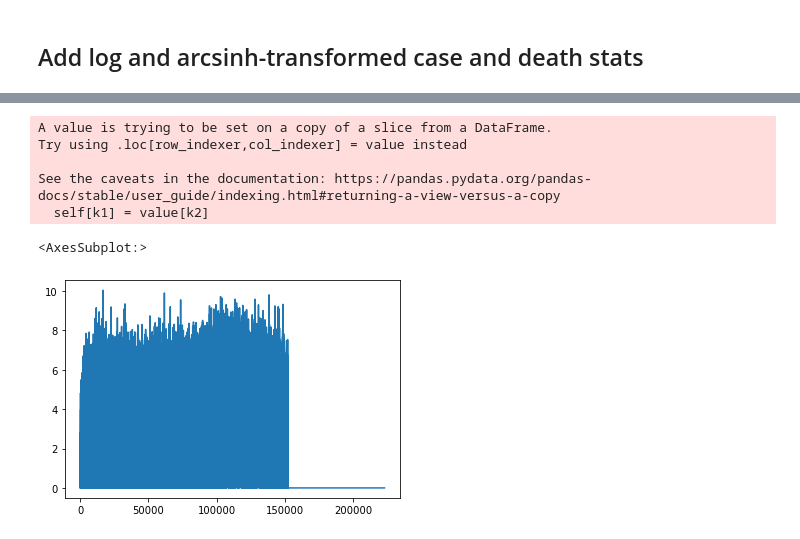
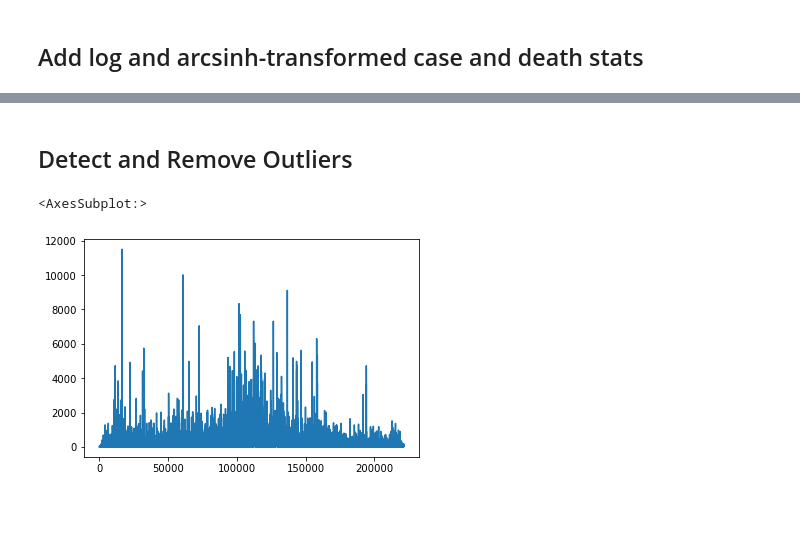
Before and after one commit to m-gaster/Twitter-Conspiracies, a Jupyter notebook: Geo Cross Referencing/Merging County Info.ipynb, the cells around one changed output, grey strips where cells are left out. Saved outputs shown, nothing was run; the diff lists cells and outputs as text; code cells hidden in the pictures; blank space fills up the shorter version.

```diff
--- a/Geo Cross Referencing/Merging County Info.ipynb
+++ b/Geo Cross Referencing/Merging County Info.ipynb
@@ -107,5 +176,6 @@ collapsed_nyt = nyt.set_index('date').groupby([pd.Grouper(freq='1W'), 'FIPS']).a
 # %%
-collapsed_nyt['FIPS'] = collapsed_nyt['FIPS'].astype(int).astype(str)
+collapsed_nyt_weeks['FIPS'] = collapsed_nyt_weeks['FIPS'].astype(int).astype(str)
+collapsed_nyt_months['FIPS'] = collapsed_nyt_months['FIPS'].astype(int).astype(str)
 # %%
 def add_leading_zero_nyt(number_str):
 
@@ -115,10 +185,15 @@ def add_leading_zero_nyt(number_str):
     else:
         return number_str
 # %%
-collapsed_nyt['FIPS'] = collapsed_nyt['FIPS'].apply(add_leading_zero_nyt).astype(float)
+collapsed_nyt_weeks['FIPS'] = collapsed_nyt_weeks['FIPS'].apply(add_leading_zero_nyt).astype(float)
+collapsed_nyt_months['FIPS'] = collapsed_nyt_months['FIPS'].apply(add_leading_zero_nyt).astype(float)
 # %% [markdown]
 ## Merge NYT data with county info
 # %%
-final_county_df = collapsed_nyt.merge(county_info,
+weeks_df = collapsed_nyt_weeks.merge(county_info,
                            on='FIPS',
                            how='left')
+
+months_df = collapsed_nyt_months.merge(county_info,
+                           on='FIPS',
+                           how='left')
@@ -131,2 +204,8 @@ final_county_df = final_county_df[ ~final_county_df['FIPS'].isin(erroneous_count
+# %%
+erroneous_weeks_counties = weeks_df[weeks_df['County name'].isnull()]['FIPS'].unique()
+weeks_df = weeks_df[ ~weeks_df['FIPS'].isin(erroneous_weeks_counties) ]
+
+erroneous_months_counties = months_df[months_df['County name'].isnull()]['FIPS'].unique()
+months_df = months_df[ ~months_df['FIPS'].isin(erroneous_months_counties) ]
 # %% [markdown]
 ### Set all negative cases and deaths to 0
@@ -172,8 +213,0 @@ See the caveats in the documentation: https://pandas.pydata.org/pandas-docs/stab
-# %%
-final_county_df[['log cases per 100k', 'log deaths per 100k']] = final_county_df[['log cases per 100k', 'log deaths per 100k']].clip(lower=0)
-# %% [output]
-A value is trying to be set on a copy of a slice from a DataFrame.
-Try using .loc[row_indexer,col_indexer] = value instead
-
-See the caveats in the documentation: https://pandas.pydata.org/pandas-docs/stable/user_guide/indexing.html#returning-a-view-versus-a-copy
-  self[k1] = value[k2]
@@ -180,5 +232,7 @@ See the caveats in the documentation: https://pandas.pydata.org/pandas-docs/stab
+# %% [markdown]
+## Detect and Remove Outliers
 # %%
-final_county_df['arcsinh cases per 100k'].plot()
+weeks_df['Clipped Daily Cases per 100k'].plot()
 # %% [output]
 <AxesSubplot:>
-[figure, old version]
+[figure, new version]
```
Also changed, not shown: parts of 48 cells of this notebook.
